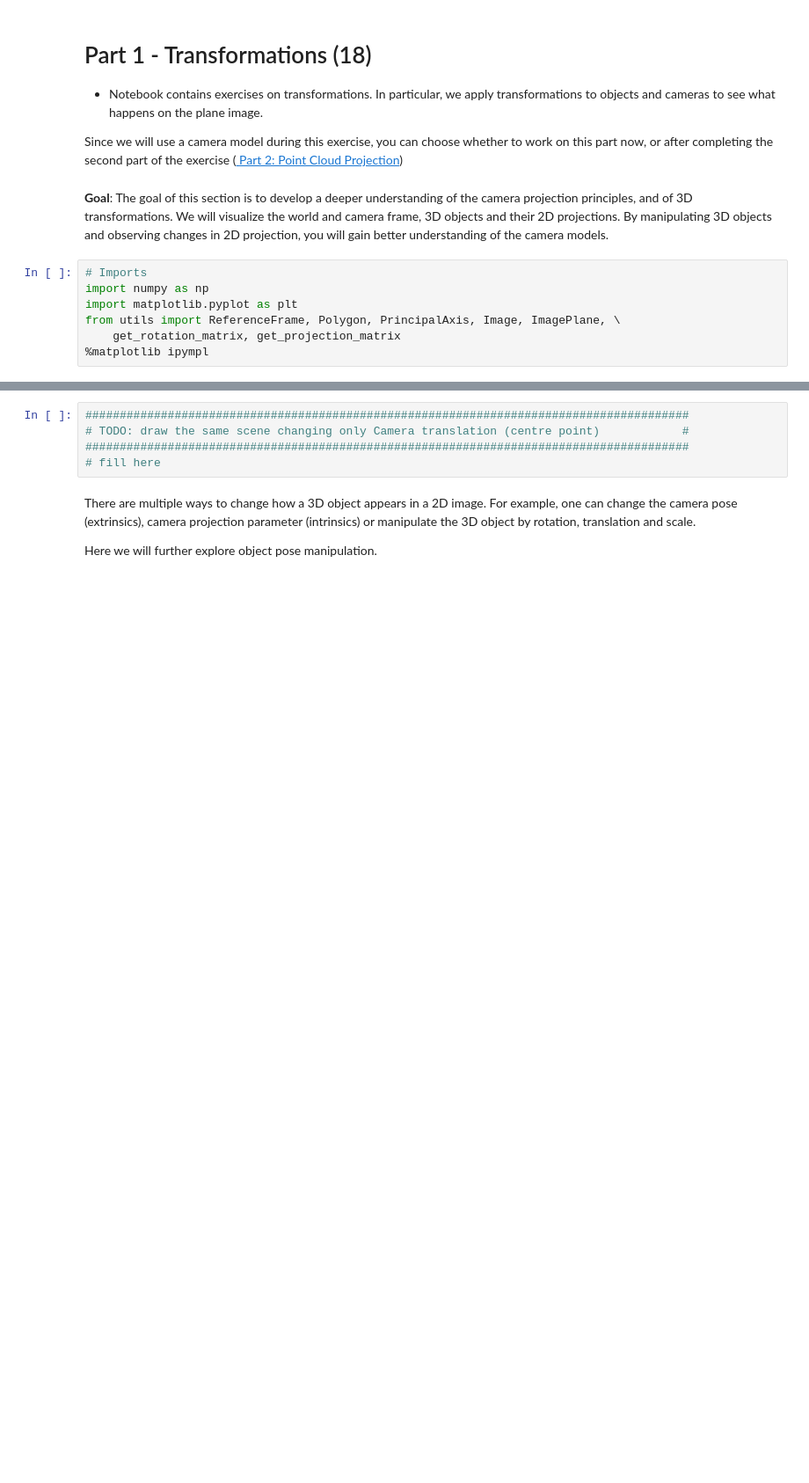
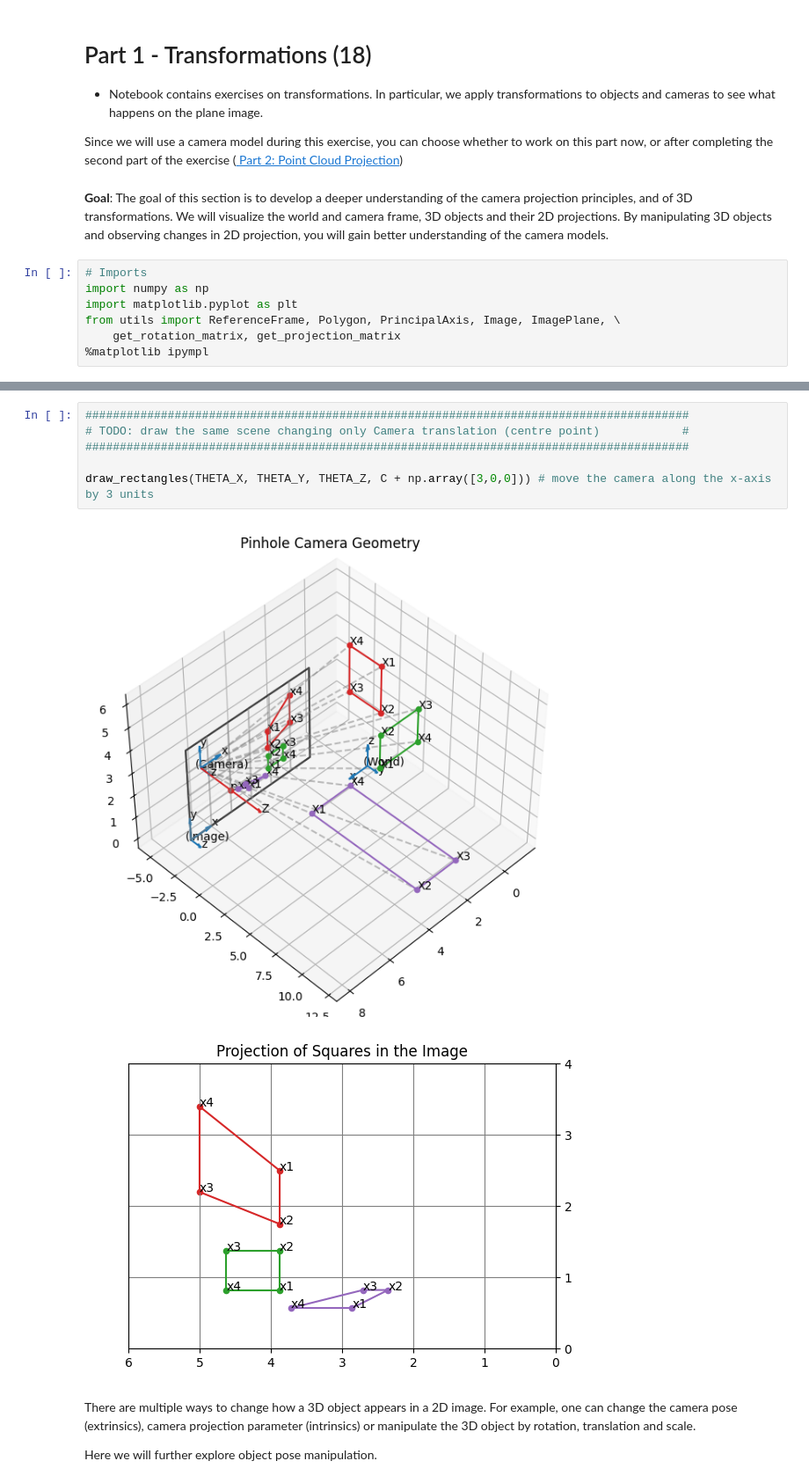
Before and after one commit to blancocd/3DV-SU25, a Jupyter notebook: 3DVision-ex1/notebooks/01_Transformations.ipynb, the cells around one changed output, grey strips where cells are left out. Shown at 88% size. Saved outputs shown, nothing was run; the diff lists cells and outputs as text; blank space fills up the shorter version.

```diff
--- a/3DVision-ex1/notebooks/01_Transformations.ipynb
+++ b/3DVision-ex1/notebooks/01_Transformations.ipynb
@@ -118,8 +141,12 @@ draw_rectangles(THETA_X, THETA_Y, THETA_Z, C)
 # %%
 ########################################################################################
 # TODO: draw the same scene changing only Camera translation (centre point)            #
 ########################################################################################
-# fill here
+
+draw_rectangles(THETA_X, THETA_Y, THETA_Z, C + np.array([3,0,0])) # move the camera along the x-axis by 3 units
+# %% [output]
+[figure, added]
+[figure, added]
 # %% [markdown]
 There are multiple ways to change how a 3D object appears in a 2D image. For example, one can change the camera pose (extrinsics), camera projection parameter (intrinsics) or manipulate the 3D object by rotation, translation and scale.
 
```
Also changed, not shown: parts of 10 cells of this notebook.
